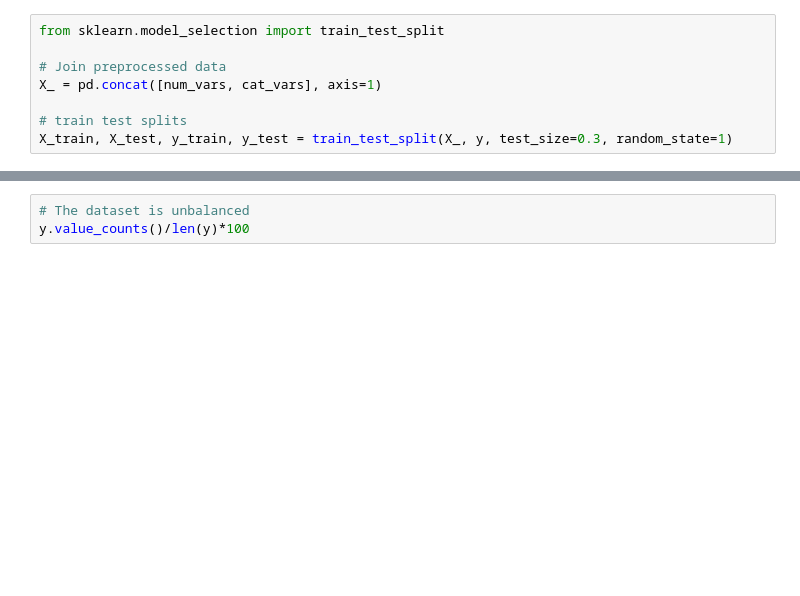
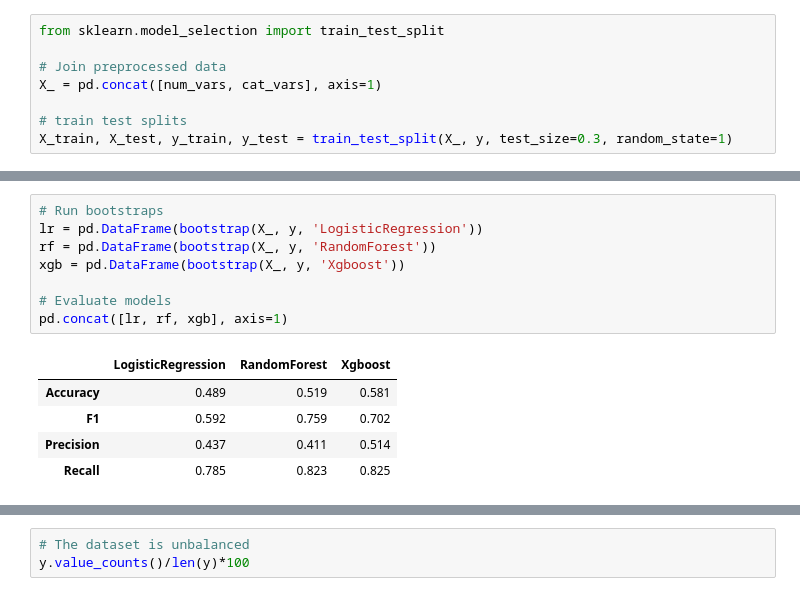
Before and after one commit to Guticar94/COMP20008_Assignment_2, a Jupyter notebook: main.ipynb, the cells around one changed output, grey strips where cells are left out. Saved outputs shown, nothing was run; the diff lists cells and outputs as text; blank space fills up the shorter version.

```diff
--- a/main.ipynb
+++ b/main.ipynb
@@ -1268,0 +1387,14 @@ X_train, X_test, y_train, y_test = train_test_split(X_, y, test_size=0.3, random
+# %%
+# Run bootstraps
+lr = pd.DataFrame(bootstrap(X_, y, 'LogisticRegression'))
+rf = pd.DataFrame(bootstrap(X_, y, 'RandomForest'))
+xgb = pd.DataFrame(bootstrap(X_, y, 'Xgboost'))
+
+# Evaluate models
+pd.concat([lr, rf, xgb], axis=1)
+# %% [output]
+|  | LogisticRegression | RandomForest | Xgboost |
+| Accuracy | 0.489 | 0.519 | 0.581 |
+| F1 | 0.592 | 0.759 | 0.702 |
+| Precision | 0.437 | 0.411 | 0.514 |
+| Recall | 0.785 | 0.823 | 0.825 |
```
Also changed, not shown: parts of 55 cells of this notebook.
